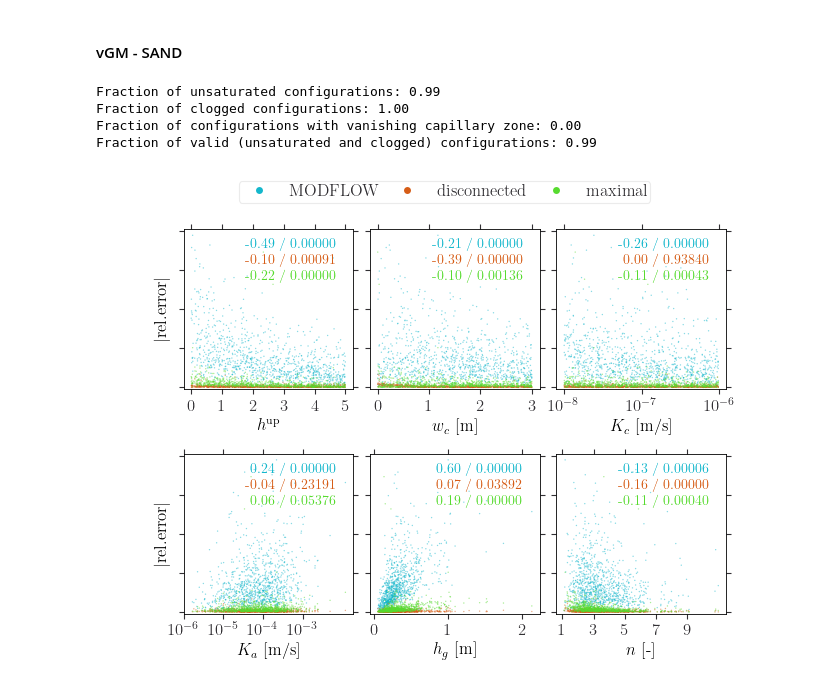
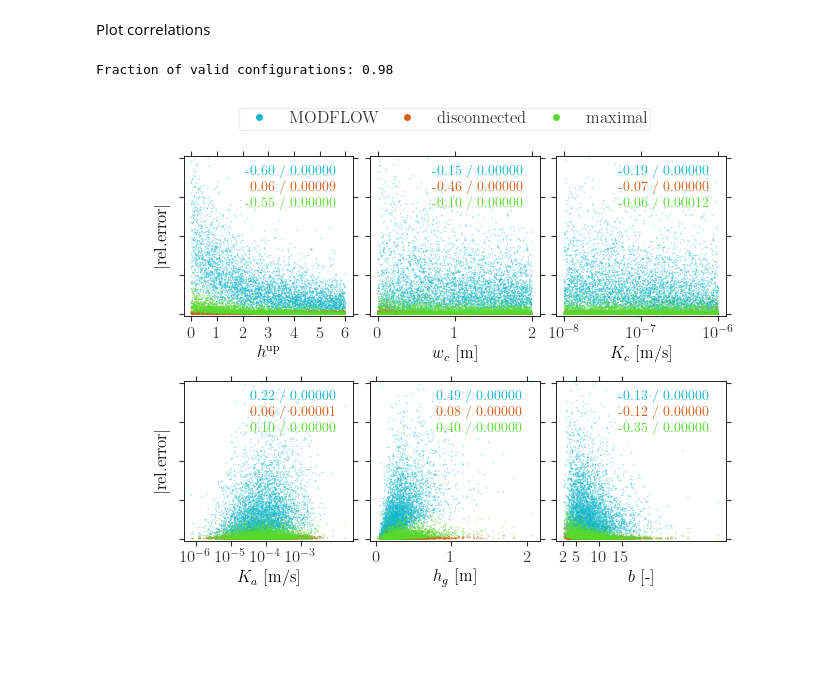
Before and after one commit to jpaccolat/seepage, a Jupyter notebook: exp5.ipynb, the cells around one changed output. Saved outputs shown, nothing was run; the diff lists cells and outputs as text; code cells hidden in the pictures; blank space fills up the shorter version.

```diff
--- a/exp5.ipynb
+++ b/exp5.ipynb
@@ -96,28 +269,29 @@ plt.savefig(output_path / 'correlations.pdf')
-# %% [markdown]
-#### vGM - SAND
+# %% [markdown]
+Plot correlations
 # %%
 # load data
-df = pd.read_csv('exp5_vGM_SAND/rel_error.csv', index_col=0)
-idx = np.logical_and(df['unsaturated'], df['clogged'])
 
-print(f"Fraction of unsaturated configurations: {df['unsaturated'].mean():.2f}")
-print(f"Fraction of clogged configurations: {df['clogged'].mean():.2f}")
-print(f"Fraction of configurations with vanishing capillary zone: " \
-      f"{df['van_cap_zone'].mean():.2f}")
-print(f"Fraction of valid (unsaturated and clogged) configurations: " \
-      f"{idx.mean():.2f}")
+df = pd.read_csv('data/exp5_vGM_SAND/rel_error.csv', index_col=0)
+idx1 = np.logical_and(df['unsaturated'], df['clogged'])
+idx2 = np.logical_and(~df['van_cap_zone'], df['increasing'])
+idx = np.logical_and(idx1, idx2)
+df = df.loc[idx]
 
-df = df.loc[idx]
+print(f"Fraction of valid configurations: {idx.mean():.2f}")
 # %% [output]
-Fraction of unsaturated configurations: 0.99
-Fraction of clogged configurations: 1.00
-Fraction of configurations with vanishing capillary zone: 0.00
-Fraction of valid (unsaturated and clogged) configurations: 0.99
+Fraction of valid configurations: 0.98
 # %%
+# plot correlations
+
 fig = plt.figure(figsize=(7, 5))
 gs = fig.add_gridspec(2, 3, hspace=0.4, wspace=0.1)
 axs = gs.subplots(sharex=False, sharey=True)
 
+# set colors
+c_ex = 'k'
+c_dis = "#d65d17ff"
+c_max = "#57db2fff"
+c_mf = "#14b7ccff"
 
 y1 = np.abs(df['rel_err_mf'].values)
 y2 = np.abs(df['rel_err_dis'].values)
@@ -145,7 +319,7 @@ axs[i1, i2].text(0.9, 0.7, f'{p3.statistic:.2f} / {p3.pvalue:.5f}', c=c_max,
 
 axs[i1, i2].set_xlabel('$h^\\mathrm{{up}}$', fontsize=12)
 axs[i1, i2].set_ylabel('$|\\mathrm{{rel. error}}|$', fontsize=12)
-axs[i1, i2].set_xticks([0, 1, 2, 3, 4, 5])
+axs[i1, i2].set_xticks([0, 1, 2, 3, 4, 5, 6])
 axs[i1, i2].set_yticks([0, 0.2, 0.4, 0.6, 0.8])
 axs[i1, i2].set_ylim(ymin=-0.01, ymax=0.81)
 
@@ -170,7 +344,7 @@ axs[i1, i2].text(0.9, 0.7, f'{p3.statistic:.2f} / {p3.pvalue:.5f}', c=c_max,
                 horizontalalignment='right', verticalalignment='center')
 
 axs[i1, i2].set_xlabel('$w_c$ [m]', fontsize=12)
-axs[i1, i2].set_xticks([0, 1, 2, 3])
+axs[i1, i2].set_xticks([0, 1, 2])
 axs[i1, i2].set_yticks([0, 0.2, 0.4, 0.6, 0.8], labels=[])
 axs[i1, i2].set_ylim(ymin=-0.01, ymax=0.81)
 
@@ -252,10 +426,10 @@ axs[i1, i2].set_xticks([0, 1, 2])
 axs[i1, i2].set_yticks([0, 0.2, 0.4, 0.6, 0.8], labels=[])
 axs[i1, i2].set_ylim(ymin=-0.01, ymax=0.81)
 
-
 # aquifer shape
 i1, i2 = 1, 2
-x = df['aq_shape'].values
+x = (5 * df['aq_shape'].values - 1) / 2 # vGM
+#x = 2 + 3 * df['aq_shape'].values # BCB
 axs[i1, i2].scatter(x, y1, c=c_mf, s=1, alpha=0.5, ec='None')
 axs[i1, i2].scatter(x, y2, c=c_dis, s=1, alpha=0.5, ec='None')
 axs[i1, i2].scatter(x, y3, c=c_max, s=1, alpha=0.5, ec='None')
@@ -265,39 +439,33 @@ axs[i1, i2].text(0.9, 0.9, f'{p1.statistic:.2f} / {p1.pvalue:.5f}', c=c_mf,
                 transform = axs[i1, i2].transAxes,
                 horizontalalignment='right', verticalalignment='center')
 p2 = stats.pearsonr(x, y2)
 axs[i1, i2].text(0.9, 0.8, f'{p2.statistic:.2f} / {p2.pvalue:.5f}', c=c_dis,
                 transform = axs[i1, i2].transAxes,
                 horizontalalignment='right', verticalalignment='center')
 p3 = stats.pearsonr(x, y3)
 axs[i1, i2].text(0.9, 0.7, f'{p3.statistic:.2f} / {p3.pvalue:.5f}', c=c_max,
                 transform = axs[i1, i2].transAxes,
                 horizontalalignment='right', verticalalignment='center')
 
-axs[i1, i2].set_xlabel('$n$ [-]', fontsize=12)
-axs[i1, i2].set_xticks([1, 3, 5, 7, 9])
+axs[i1, i2].set_xlabel('$b$ [-]', fontsize=12)
+axs[i1, i2].set_xticks([2, 5, 10, 15])
 axs[i1, i2].set_yticks([0, 0.2, 0.4, 0.6, 0.8], labels=[])
 axs[i1, i2].set_ylim(ymin=-0.01, ymax=0.81)
-
 
 for ax in axs.flatten():
     ax.spines["top"].set_visible(True)
     ax.spines["right"].set_visible(True)
     ax.tick_params(top=True, right=True)
     ax.minorticks_off()
-
-
 
 legend = [Line2D([0], [0], ls='None', marker='o', ms=5, markerfacecolor=c_mf,
                  markeredgecolor='None', label='MODFLOW'),
           Line2D([0], [0], ls='None', marker='o', ms=5, markerfacecolor=c_dis,
                  markeredgecolor='None', label='disconnected'),
           Line2D([0], [0], ls='None', marker='o', ms=5, markerfacecolor=c_max,
                  markeredgecolor='None', label='maximal')]
 plt.legend(handles=legend, bbox_to_anchor=(0, 2.7, 0.6, 0.05), fontsize=12,
            ncols=3, columnspacing=0.7)
-
-
 plt.tight_layout()
-plt.savefig(output_path / 'rel_error_correlation_vGM_SAND.pdf')
 # %% [output]
-[figure, old version]
+[figure, new version]
```
Also changed, not shown: parts of 23 cells of this notebook, 1 other file.
